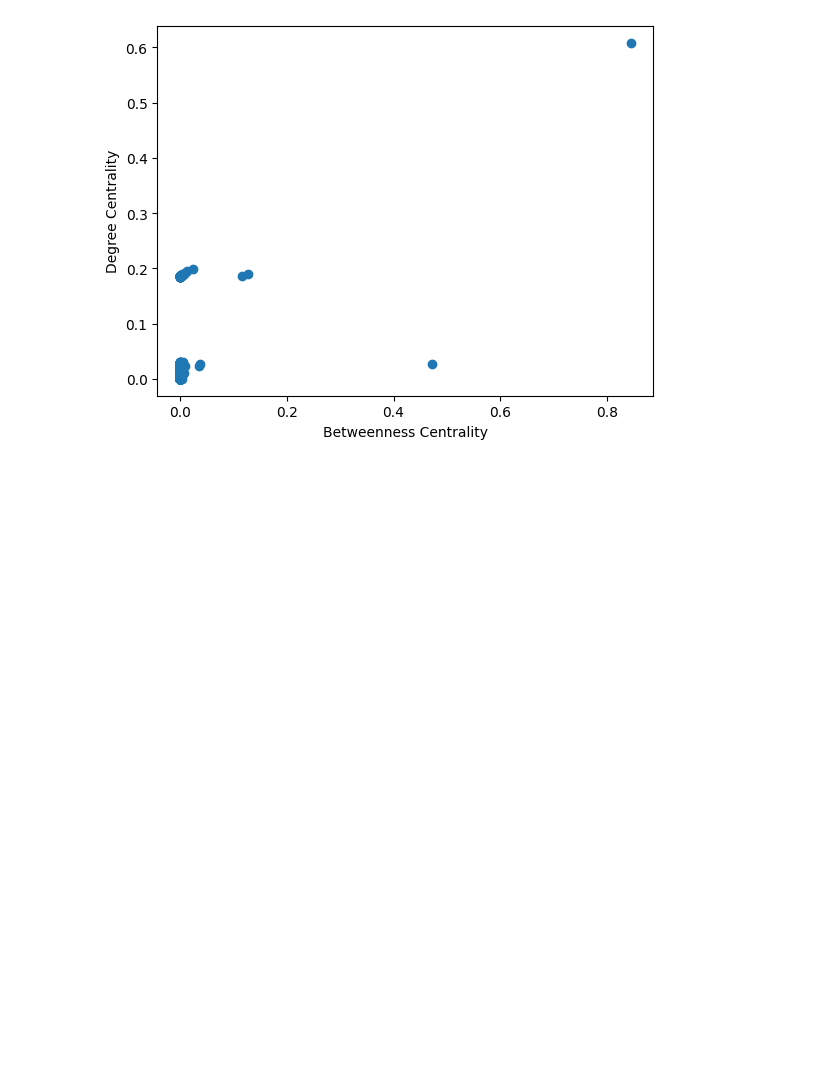
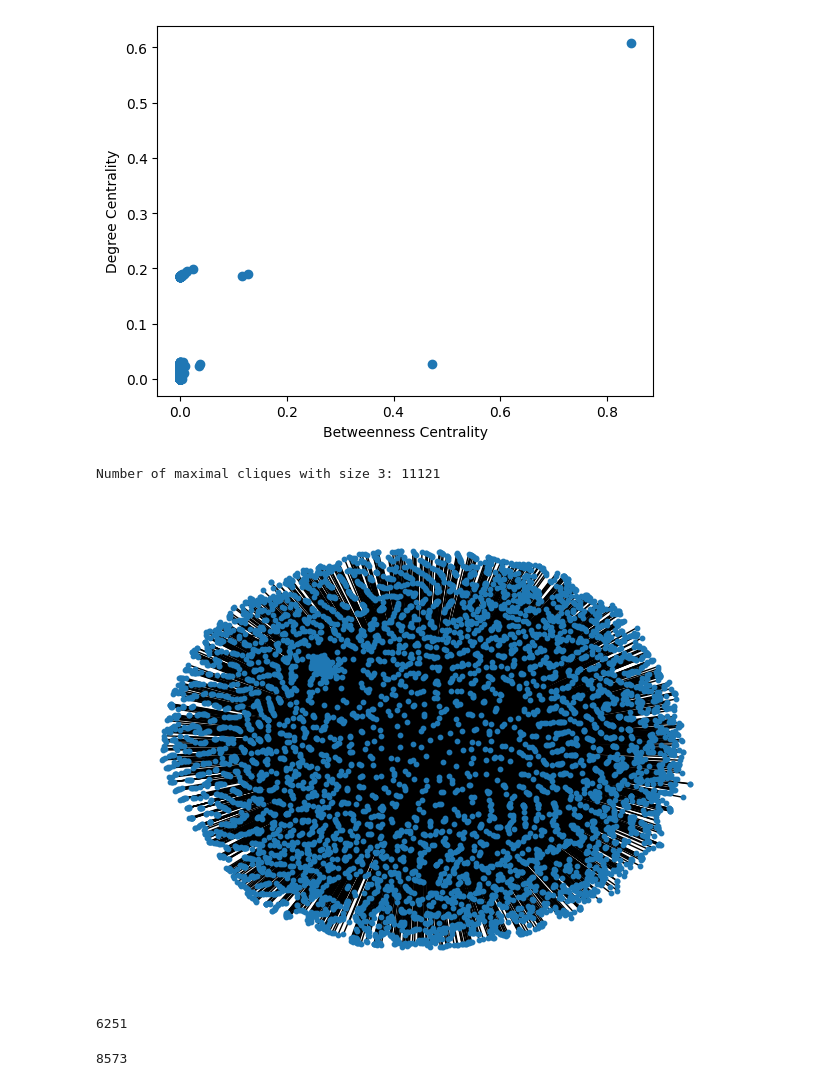
Before and after one commit to lucyzhang95/MAGNN_MKG, a Jupyter notebook: analysis/network.ipynb, the cells around one changed output. Saved outputs shown, nothing was run; the diff lists cells and outputs as text; code cells hidden in the pictures; blank space fills up the shorter version.

```diff
--- a/analysis/network.ipynb
+++ b/analysis/network.ipynb
@@ -136,3 +161,27 @@ plt.ylabel("Degree Centrality")
 plt.show()
 # %% [output]
 [figure]
+# %%
+# find the maximal cliques in graph with size 3
+mc_3 = maximal_cliques(G, 3)
+# %% [output]
+Number of maximal cliques with size 3: 11121
+# %%
+# look at the subgraph of "MONDO:0005052"
+t10_nbrs = set(G.neighbors("MONDO:0005052"))
+t10_nbrs = t10_nbrs.union({"MONDO:0005052"})
+t10_sub = G.subgraph(t10_nbrs)
+# %%
+# draw the subgraph of "MONDO:0005052"
+nx.draw(t10_sub, node_size=10)
+plt.show()
+# %% [output]
+[figure, added]
+# %%
+len(t10_sub.nodes())
+# %% [output]
+6251
+# %%
+len(t10_sub.edges())
+# %% [output]
+8573
```
Also changed, not shown: parts of 9 cells of this notebook.
